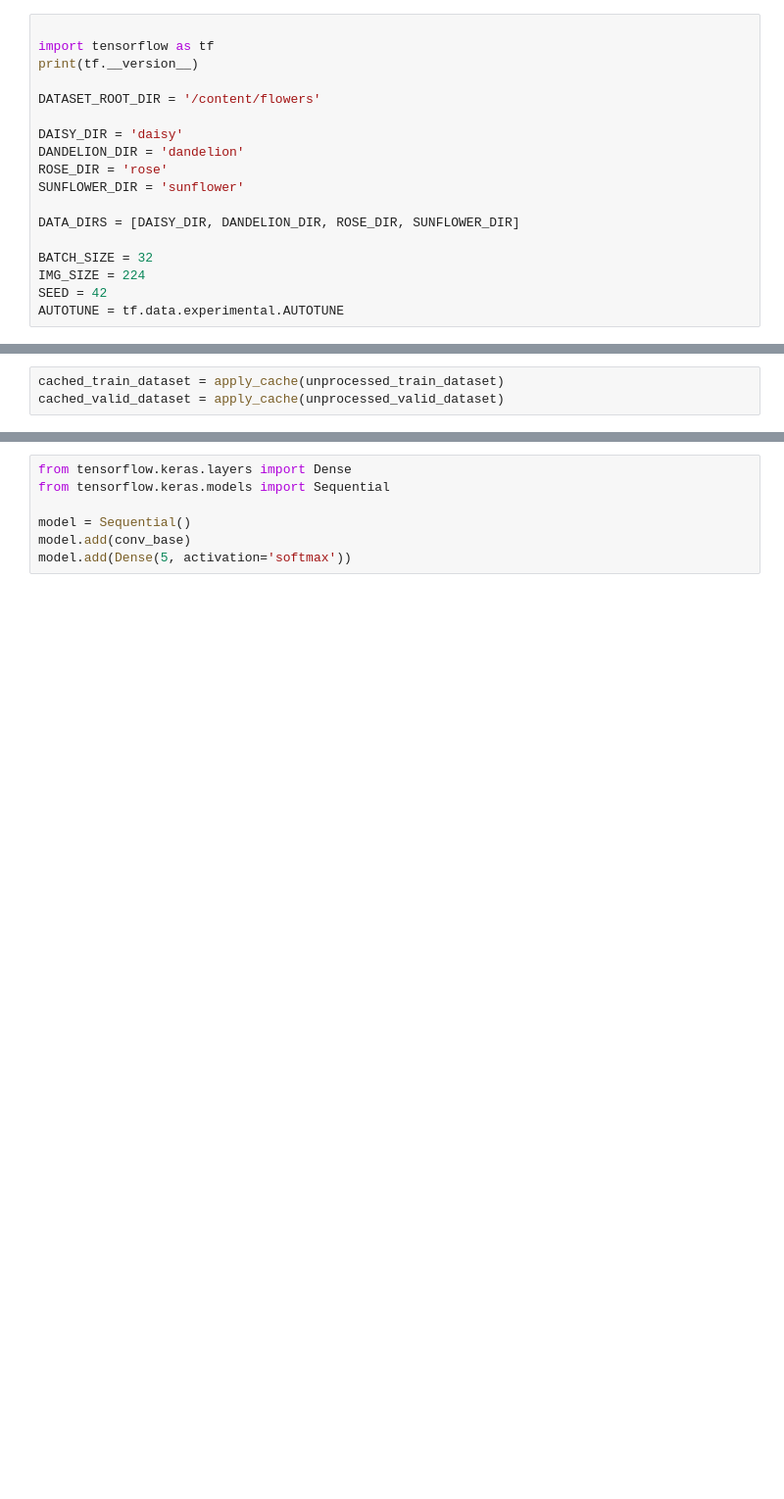
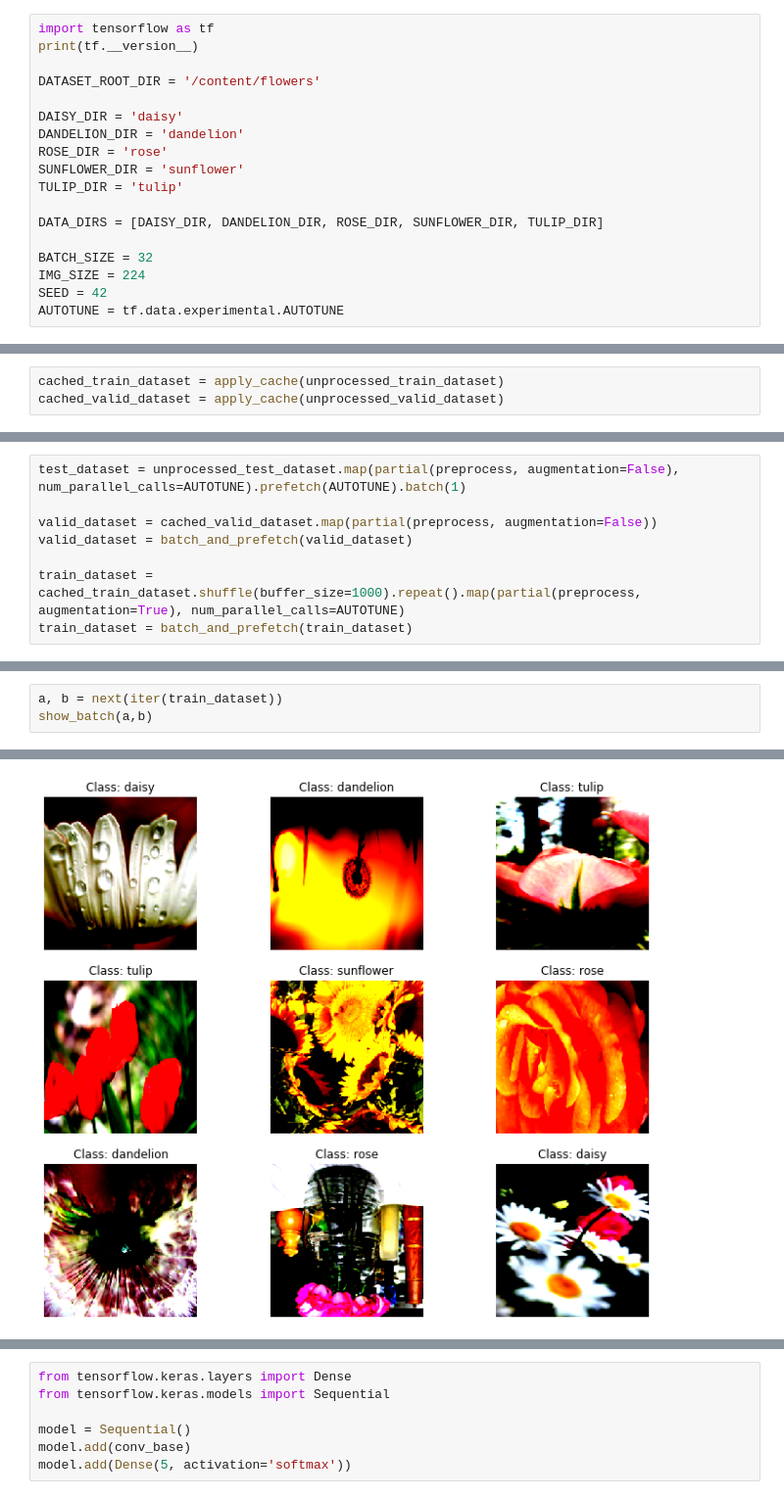
Before and after one commit to Telemaco019/flowers-recognition-NN-comparisons, a Jupyter notebook: notebooks/tf_flowers_complete_efficientnetb1.ipynb, the cells around one changed output, grey strips where cells are left out. Shown at 98% size. Cells and saved outputs as stored; diff of their text form; blank space fills up the shorter version.

```diff
--- a/notebooks/tf_flowers_complete_efficientnetb1.ipynb
+++ b/notebooks/tf_flowers_complete_efficientnetb1.ipynb
@@ -94,7 +94,6 @@ import efficientnet.tfkeras as efn
 # %% [output]
 Using TensorFlow backend.
 # %%
-
 import tensorflow as tf
 print(tf.__version__)
 
@@ -104,8 +103,9 @@ DAISY_DIR = 'daisy'
 DANDELION_DIR = 'dandelion'
 ROSE_DIR = 'rose'
 SUNFLOWER_DIR = 'sunflower'
+TULIP_DIR = 'tulip'
 
-DATA_DIRS = [DAISY_DIR, DANDELION_DIR, ROSE_DIR, SUNFLOWER_DIR]
+DATA_DIRS = [DAISY_DIR, DANDELION_DIR, ROSE_DIR, SUNFLOWER_DIR, TULIP_DIR]
 
 BATCH_SIZE = 32
 IMG_SIZE = 224
@@ -383,0 +382,8 @@ Deprecated in favor of operator or tf.math.divide.
+# %%
+test_dataset = unprocessed_test_dataset.map(partial(preprocess, augmentation=False), num_parallel_calls=AUTOTUNE).prefetch(AUTOTUNE).batch(1)
+
+valid_dataset = cached_valid_dataset.map(partial(preprocess, augmentation=False))
+valid_dataset = batch_and_prefetch(valid_dataset)
+
+train_dataset = cached_train_dataset.shuffle(buffer_size=1000).repeat().map(partial(preprocess, augmentation=True), num_parallel_calls=AUTOTUNE)
+train_dataset = batch_and_prefetch(train_dataset)
@@ -383,0 +394,4 @@ Deprecated in favor of operator or tf.math.divide.
+# %%
+a, b = next(iter(train_dataset))
+show_batch(a,b)
+# %% [output]
@@ -384 +407,2 @@ Deprecated in favor of operator or tf.math.divide.
+[figure, added]
 # %% [markdown]
```
Also changed, not shown: parts of 35 cells of this notebook.
